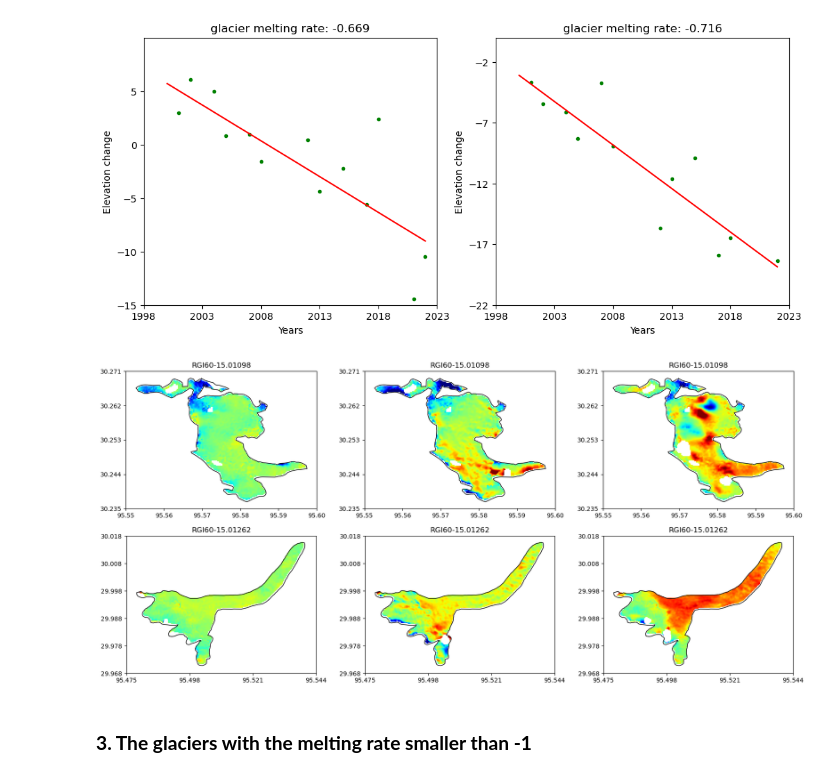
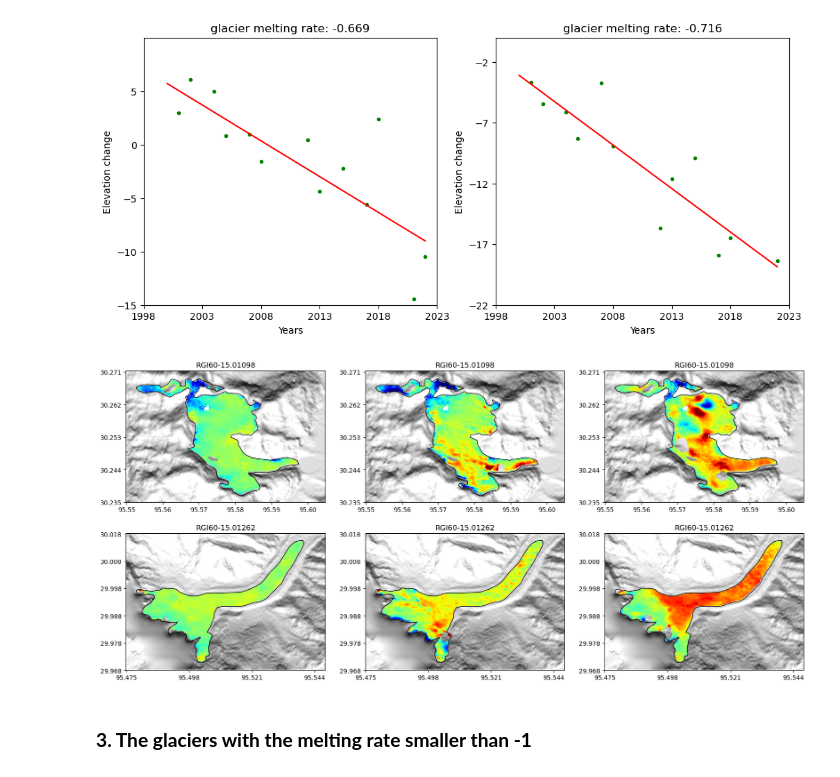
Before and after one commit to xinluo2018/Glacier-in-SETP, a Jupyter notebook: visual/ele_change_analysis_glaciers.ipynb, the cells around one changed output. Saved outputs shown, nothing was run; the diff lists cells and outputs as text; code cells hidden in the pictures.

```diff
--- a/visual/ele_change_analysis_glaciers.ipynb
+++ b/visual/ele_change_analysis_glaciers.ipynb
@@ -207,3 +214,23 @@ ax[1].set_xlabel('Years'); ax[1].set_ylabel('Elevation change')
 # %% [output]
 Text(0, 0.5, 'Elevation change')
 [figure]
+# %%
+### crop the srtm dem of glaicer region.
+# path_in = 'data/dem-data/srtm-c/SRTMGL1_E.tif'
+# path_out = 'data/dem-data/srtm-c/individual_glaciers_analysis/rapid_melt_gla_1.tif'
+# extent_sub = '96.37, 29.036, 96.408, 29.000'
+# !gdal_translate -projwin $extent_sub -co COMPRESS=LZW $path_in $path_out
+
+def dem_hillshape(path_dem, azdeg=0, altdeg=45):
+  ls = LightSource(azdeg, altdeg)
+  dem_gla, dem_gla_info = readTiff(path_dem)
+  dx, dy = dem_gla_info['geotrans'][1], dem_gla_info['geotrans'][5]
+  dy = 111200 * dy
+  dx = 111200 * dx * np.cos(np.radians(dem_gla_info['geotrans'][3]))
+  dem_shade_gla = ls.hillshade(dem_gla, vert_exag=0.8, dx=dx, dy=dy)
+  return dem_shade_gla, dem_gla_info['geoextent']
+# %%
+path_dem_gla_1 = 'data/dem-data/srtm-c/individual_glaciers_analysis/accumulate_gla_1.tif'
+path_dem_gla_2 = 'data/dem-data/srtm-c/individual_glaciers_analysis/accumulate_gla_2.tif'
+dem_hillshade_1, dem_hillshade_1_extent = dem_hillshape(path_dem=path_dem_gla_1)
+dem_hillshade_2, dem_hillshade_2_extent = dem_hillshape(path_dem=path_dem_gla_2)
@@ -220,6 +263,9 @@ extent_2 = [bound_2[0], bound_2[2], bound_2[1], bound_2[3]]
 x_2, y_2 = result_glaciers_larger_0.iloc[36]['geometry'].exterior.xy
 
 fig, ax = plt.subplots(2,3,figsize=(20,9))
+
+for i in range(3):
+  ax[0][i].imshow(dem_hillshade_1, extent=dem_hillshade_1_extent, vmin=0, vmax=0.9, cmap='gray')
 ax[0][0].imshow(dif_map_1[7], vmax=50, vmin=-50, extent=extent_1, cmap=plt.cm.get_cmap('jet').reversed())
 ax[0][1].imshow(dif_map_1[11], vmax=50, vmin=-50, extent=extent_1, cmap=plt.cm.get_cmap('jet').reversed())
 ax[0][2].imshow(dif_map_1[21], vmax=50, vmin=-50, extent=extent_1, cmap=plt.cm.get_cmap('jet').reversed())
@@ -228,7 +274,9 @@ for i in range(3):
   ax[0][i].set_title(result_glaciers_larger_0['rgi_id'].iloc[22])
   ax[0][i].set_xticks(np.arange(96.093,96.1378,0.014)); ax[0][i].set_yticks(np.arange(29.647,29.6755,0.014))
 
-tmp = ax[1][0].imshow(dif_map_2[2], vmax=50, vmin=-50, extent=extent_2, cmap=plt.cm.get_cmap('jet').reversed())
+for i in range(3):
+  ax[1][i].imshow(dem_hillshade_2, extent=dem_hillshade_2_extent, vmin=0, vmax=0.9, cmap='gray')
+ax[1][0].imshow(dif_map_2[2], vmax=50, vmin=-50, extent=extent_2, cmap=plt.cm.get_cmap('jet').reversed())
 ax[1][1].imshow(dif_map_2[8], vmax=50, vmin=-50, extent=extent_2, cmap=plt.cm.get_cmap('jet').reversed())
 ax[1][2].imshow(dif_map_2[13], vmax=50, vmin=-50, extent=extent_2, cmap=plt.cm.get_cmap('jet').reversed())
 for i in range(3):
@@ -261,35 +309,46 @@ ax[1].set_xlabel('Years'); ax[1].set_ylabel('Elevation change')
 # %% [output]
 Text(0, 0.5, 'Elevation change')
 [figure]
+# %%
+path_dem_gla_1 = 'data/dem-data/srtm-c/individual_glaciers_analysis/moderate_melt_gla_1.tif'
+path_dem_gla_2 = 'data/dem-data/srtm-c/individual_glaciers_analysis/moderate_melt_gla_2.tif'
+dem_hillshade_1, dem_hillshade_1_extent = dem_hillshape(path_dem=path_dem_gla_1)
+dem_hillshade_2, dem_hillshade_2_extent = dem_hillshape(path_dem=path_dem_gla_2)
 # %%
 # result_glaciers_larger_0.head()
 dif_map_1 = result_glaciers_neg1_0['dif_map'].iloc[78]
 bound_1 = result_glaciers_neg1_0.iloc[78]['geometry'].bounds
 extent_1 = [bound_1[0], bound_1[2], bound_1[1], bound_1[3]]
 x_1, y_1 = result_glaciers_neg1_0.iloc[78]['geometry'].exterior.xy
 
 dif_map_2 = result_glaciers_neg1_0.iloc[86]['dif_map']
 bound_2 = result_glaciers_neg1_0.iloc[86]['geometry'].bounds
 extent_2 = [bound_2[0], bound_2[2], bound_2[1], bound_2[3]]
 x_2, y_2 = result_glaciers_neg1_0.iloc[86]['geometry'].exterior.xy
 
 fig, ax = plt.subplots(2,3,figsize=(20,9))
+### glacier 1
+for i in range(3):
+  ax[0][i].imshow(dem_hillshade_1, extent=dem_hillshade_1_extent, vmin=0, vmax=0.9, cmap='gray')
 ax[0][0].imshow(dif_map_1[1], vmax=50, vmin=-50, extent=extent_1, cmap=plt.cm.get_cmap('jet').reversed())
 ax[0][1].imshow(dif_map_1[8], vmax=50, vmin=-50, extent=extent_1, cmap=plt.cm.get_cmap('jet').reversed())
 ax[0][2].imshow(dif_map_1[22], vmax=50, vmin=-50, extent=extent_1, cmap=plt.cm.get_cmap('jet').reversed())
 for i in range(3):
   ax[0][i].plot(x_1, y_1, 'black', linewidth=1)
   ax[0][i].set_title(result_glaciers_neg1_0['rgi_id'].iloc[78])
   ax[0][i].set_xticks(np.arange(95.55,95.605,0.01)); ax[0][i].set_yticks(np.arange(30.235,30.272,0.009))
+### glacier 2
+for i in range(3):
+  ax[1][i].imshow(dem_hillshade_2, extent=dem_hillshade_2_extent, vmin=0, vmax=0.9, cmap='gray')
 ax[1][0].imshow(dif_map_2[1], vmax=50, vmin=-50, extent=extent_2, cmap=plt.cm.get_cmap('jet').reversed())
 ax[1][1].imshow(dif_map_2[8], vmax=50, vmin=-50, extent=extent_2, cmap=plt.cm.get_cmap('jet').reversed())
 ax[1][2].imshow(dif_map_2[22], vmax=50, vmin=-50, extent=extent_2, cmap=plt.cm.get_cmap('jet').reversed())
 for i in range(3):
   ax[1][i].plot(x_2, y_2, 'black', linewidth=1)
   ax[1][i].set_title(result_glaciers_neg1_0['rgi_id'].iloc[86])
   ax[1][i].set_xticks(np.arange(95.475, 95.548, 0.023)); ax[1][i].set_yticks(np.arange(29.968, 30.023, 0.01))
 # %% [output]
-[figure, old version]
+[figure, new version]
 # %% [markdown]
 ### **3. The glaciers with the melting rate smaller than -1**
 # %%
```
Also changed, not shown: parts of 8 cells of this notebook, 9 other files.
